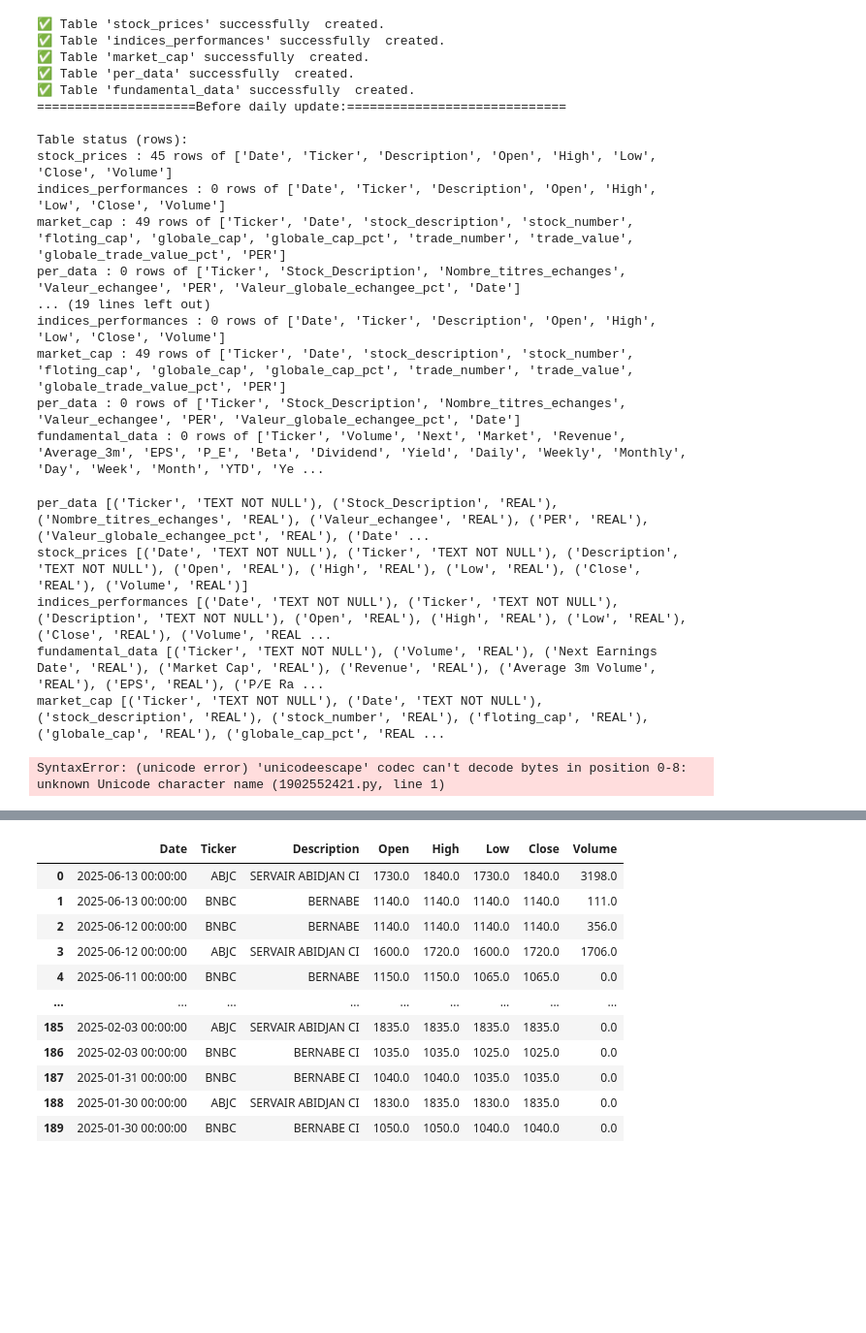
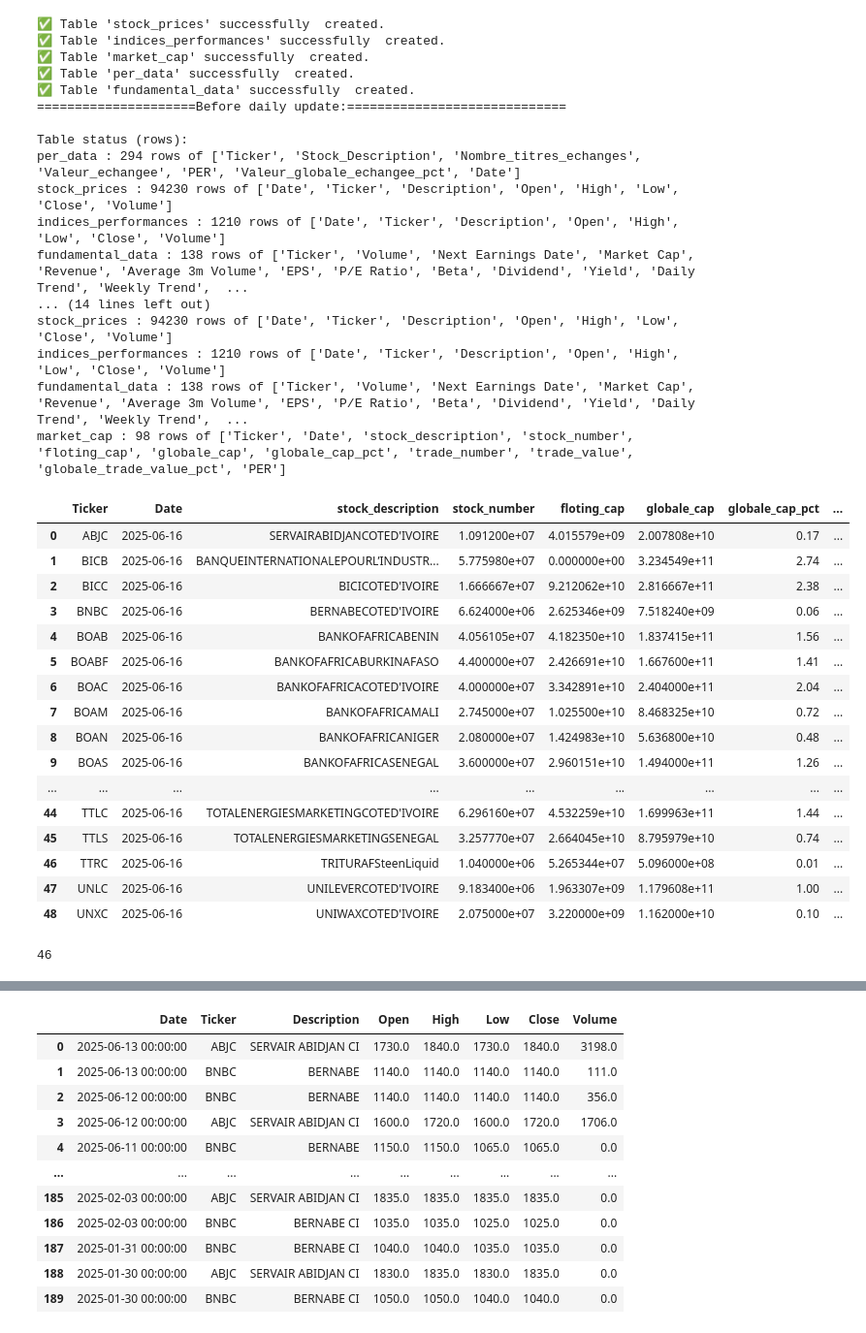
Before and after one commit to Lanzeni777/BPALS, a Jupyter notebook: NoteBooks/Classes.ipynb, the cells around one changed output, grey strips where cells are left out. Shown at 97% size. Drawn from its saved outputs; the diff is of its cells as text; code cells hidden in the pictures; blank space fills up the shorter version.

Commit message:
stock management optimization

```diff
--- a/NoteBooks/Classes.ipynb
+++ b/NoteBooks/Classes.ipynb
@@ -10,7 +10,7 @@ urllib3.disable_warnings(urllib3.exceptions.InsecureRequestWarning)
 sys.path.append(os.path.abspath(os.path.join(os.path.dirname("."), '..')))
 from DataBase.DBUtilities import BRVMDatabase, DataPreProcessor
 # %%
-kl_db = BRVMDatabase("KL.db")
+kl_db = BRVMDatabase("KAN.db")
 kl_db.update()
 # %% [output]
 ✅ Table 'stock_prices' successfully  created.
@@ -21,28 +21,40 @@ kl_db.update()
 =====================Before daily update:=============================
 
 Table status (rows):
-stock_prices : 45 rows of ['Date', 'Ticker', 'Description', 'Open', 'High', 'Low', 'Close', 'Volume']
-indices_performances : 0 rows of ['Date', 'Ticker', 'Description', 'Open', 'High', 'Low', 'Close', 'Volume']
-market_cap : 49 rows of ['Ticker', 'Date', 'stock_description', 'stock_number', 'floting_cap', 'globale_cap', 'globale_cap_pct', 'trade_number', 'trade_value', 'globale_trade_value_pct', 'PER']
-per_data : 0 rows of ['Ticker', 'Stock_Description', 'Nombre_titres_echanges', 'Valeur_echangee', 'PER', 'Valeur_globale_echangee_pct', 'Date']
-... (19 lines left out)
-indices_performances : 0 rows of ['Date', 'Ticker', 'Description', 'Open', 'High', 'Low', 'Close', 'Volume']
-market_cap : 49 rows of ['Ticker', 'Date', 'stock_description', 'stock_number', 'floting_cap', 'globale_cap', 'globale_cap_pct', 'trade_number', 'trade_value', 'globale_trade_value_pct', 'PER']
-per_data : 0 rows of ['Ticker', 'Stock_Description', 'Nombre_titres_echanges', 'Valeur_echangee', 'PER', 'Valeur_globale_echangee_pct', 'Date']
-fundamental_data : 0 rows of ['Ticker', 'Volume', 'Next', 'Market', 'Revenue', 'Average_3m', 'EPS', 'P_E', 'Beta', 'Dividend', 'Yield', 'Daily', 'Weekly', 'Monthly', 'Day', 'Week', 'Month', 'YTD', 'Ye ...
+per_data : 294 rows of ['Ticker', 'Stock_Description', 'Nombre_titres_echanges', 'Valeur_echangee', 'PER', 'Valeur_globale_echangee_pct', 'Date']
+stock_prices : 94230 rows of ['Date', 'Ticker', 'Description', 'Open', 'High', 'Low', 'Close', 'Volume']
+indices_performances : 1210 rows of ['Date', 'Ticker', 'Description', 'Open', 'High', 'Low', 'Close', 'Volume']
+fundamental_data : 138 rows of ['Ticker', 'Volume', 'Next Earnings Date', 'Market Cap', 'Revenue', 'Average 3m Volume', 'EPS', 'P/E Ratio', 'Beta', 'Dividend', 'Yield', 'Daily Trend', 'Weekly Trend',  ...
+... (14 lines left out)
+stock_prices : 94230 rows of ['Date', 'Ticker', 'Description', 'Open', 'High', 'Low', 'Close', 'Volume']
+indices_performances : 1210 rows of ['Date', 'Ticker', 'Description', 'Open', 'High', 'Low', 'Close', 'Volume']
+fundamental_data : 138 rows of ['Ticker', 'Volume', 'Next Earnings Date', 'Market Cap', 'Revenue', 'Average 3m Volume', 'EPS', 'P/E Ratio', 'Beta', 'Dividend', 'Yield', 'Daily Trend', 'Weekly Trend',  ...
+market_cap : 98 rows of ['Ticker', 'Date', 'stock_description', 'stock_number', 'floting_cap', 'globale_cap', 'globale_cap_pct', 'trade_number', 'trade_value', 'globale_trade_value_pct', 'PER']
 # %%
 tables = kl_db.get_all_tables()
-# %%
-text = ["Ticker", "Date", "Description"]
-for t in tables:
-    print(t, [(e, "REAL") if not e in text else (e, "TEXT NOT NULL") for e in kl_db._get_table_columns(t)])
-# %% [output]
-per_data [('Ticker', 'TEXT NOT NULL'), ('Stock_Description', 'REAL'), ('Nombre_titres_echanges', 'REAL'), ('Valeur_echangee', 'REAL'), ('PER', 'REAL'), ('Valeur_globale_echangee_pct', 'REAL'), ('Date' ...
-stock_prices [('Date', 'TEXT NOT NULL'), ('Ticker', 'TEXT NOT NULL'), ('Description', 'TEXT NOT NULL'), ('Open', 'REAL'), ('High', 'REAL'), ('Low', 'REAL'), ('Close', 'REAL'), ('Volume', 'REAL')]
-indices_performances [('Date', 'TEXT NOT NULL'), ('Ticker', 'TEXT NOT NULL'), ('Description', 'TEXT NOT NULL'), ('Open', 'REAL'), ('High', 'REAL'), ('Low', 'REAL'), ('Close', 'REAL'), ('Volume', 'REAL ...
-fundamental_data [('Ticker', 'TEXT NOT NULL'), ('Volume', 'REAL'), ('Next Earnings Date', 'REAL'), ('Market Cap', 'REAL'), ('Revenue', 'REAL'), ('Average 3m Volume', 'REAL'), ('EPS', 'REAL'), ('P/E Ra ...
-market_cap [('Ticker', 'TEXT NOT NULL'), ('Date', 'TEXT NOT NULL'), ('stock_description', 'REAL'), ('stock_number', 'REAL'), ('floting_cap', 'REAL'), ('globale_cap', 'REAL'), ('globale_cap_pct', 'REAL ...
-# %%
-print(u'\N{check}')
-# %% [output]
-SyntaxError: (unicode error) 'unicodeescape' codec can't decode bytes in position 0-8: unknown Unicode character name (1902552421.py, line 1)
+# %%
+q = "SELECT * FROM market_cap WHERE Date = (SELECT MAX(Date) FROM market_cap);"
+kl_db.execute_query(q)
+# %% [output]
+|  | Ticker | Date | stock_description | stock_number | floting_cap | globale_cap | globale_cap_pct | ... |
+| 0 | ABJC | 2025-06-16 | SERVAIRABIDJANCOTED'IVOIRE | 1.091200e+07 | 4.015579e+09 | 2.007808e+10 | 0.17 | ... |
+| 1 | BICB | 2025-06-16 | BANQUEINTERNATIONALEPOURL’INDUSTR... | 5.775980e+07 | 0.000000e+00 | 3.234549e+11 | 2.74 | ... |
+| 2 | BICC | 2025-06-16 | BICICOTED'IVOIRE | 1.666667e+07 | 9.212062e+10 | 2.816667e+11 | 2.38 | ... |
+| 3 | BNBC | 2025-06-16 | BERNABECOTED'IVOIRE | 6.624000e+06 | 2.625346e+09 | 7.518240e+09 | 0.06 | ... |
+| 4 | BOAB | 2025-06-16 | BANKOFAFRICABENIN | 4.056105e+07 | 4.182350e+10 | 1.837415e+11 | 1.56 | ... |
+| 5 | BOABF | 2025-06-16 | BANKOFAFRICABURKINAFASO | 4.400000e+07 | 2.426691e+10 | 1.667600e+11 | 1.41 | ... |
+| 6 | BOAC | 2025-06-16 | BANKOFAFRICACOTED'IVOIRE | 4.000000e+07 | 3.342891e+10 | 2.404000e+11 | 2.04 | ... |
+| 7 | BOAM | 2025-06-16 | BANKOFAFRICAMALI | 2.745000e+07 | 1.025500e+10 | 8.468325e+10 | 0.72 | ... |
+| 8 | BOAN | 2025-06-16 | BANKOFAFRICANIGER | 2.080000e+07 | 1.424983e+10 | 5.636800e+10 | 0.48 | ... |
+| 9 | BOAS | 2025-06-16 | BANKOFAFRICASENEGAL | 3.600000e+07 | 2.960151e+10 | 1.494000e+11 | 1.26 | ... |
+| ... | ... | ... | ... | ... | ... | ... | ... | ... |
+| 44 | TTLC | 2025-06-16 | TOTALENERGIESMARKETINGCOTED'IVOIRE | 6.296160e+07 | 4.532259e+10 | 1.699963e+11 | 1.44 | ... |
+| 45 | TTLS | 2025-06-16 | TOTALENERGIESMARKETINGSENEGAL | 3.257770e+07 | 2.664045e+10 | 8.795979e+10 | 0.74 | ... |
+| 46 | TTRC | 2025-06-16 | TRITURAFSteenLiquid | 1.040000e+06 | 5.265344e+07 | 5.096000e+08 | 0.01 | ... |
+| 47 | UNLC | 2025-06-16 | UNILEVERCOTED'IVOIRE | 9.183400e+06 | 1.963307e+09 | 1.179608e+11 | 1.00 | ... |
+| 48 | UNXC | 2025-06-16 | UNIWAXCOTED'IVOIRE | 2.075000e+07 | 3.220000e+09 | 1.162000e+10 | 0.10 | ... |
+# %%
+ticker_list = list(kl_db.dp.tickers_manager.get_all_stocks_tickers()["Ticker"])
+len(ticker_list)
+# %% [output]
+46
```
Also changed, not shown: parts of 3 cells of this notebook, 4 other files.
